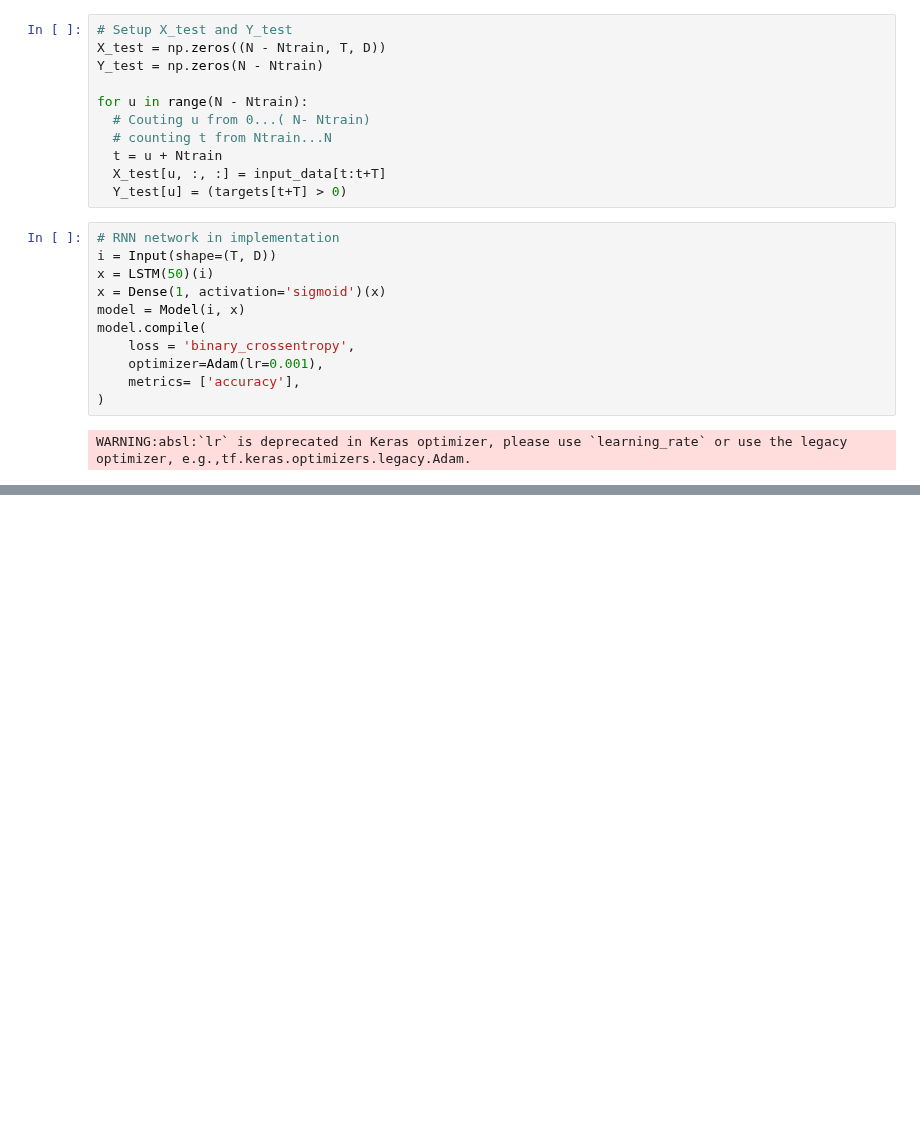
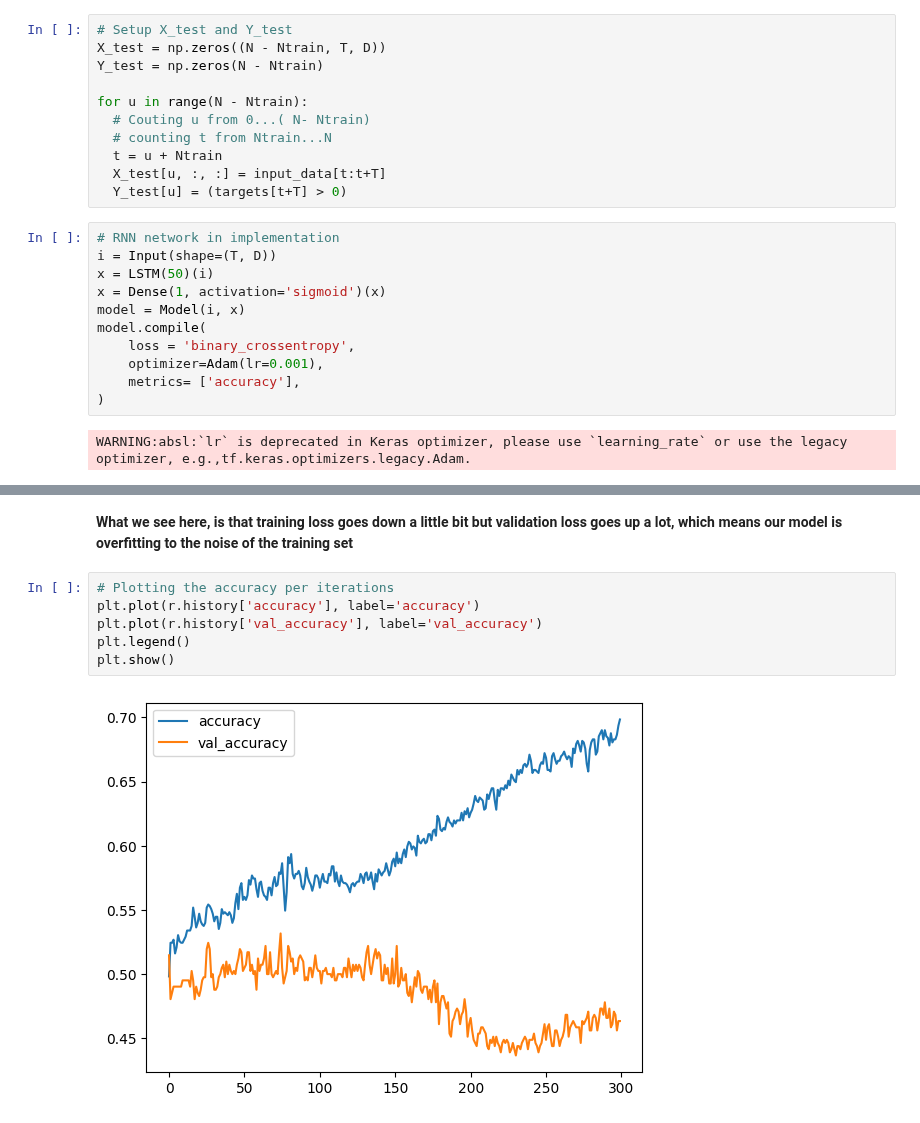
Before and after one commit to rbhardwaj2186/Trade-Stock-Prediction-using-Tensorflow-with-LSTM--RNN--GRU-single-and-multi-step-forecasting, a Jupyter notebook: Tensorflow_trade1.ipynb, the cells around one changed output, grey strips where cells are left out. Cells and saved outputs as stored; diff of their text form; blank space fills up the shorter version.

```diff
--- a/Tensorflow_trade1.ipynb
+++ b/Tensorflow_trade1.ipynb
@@ -428,0 +437,10 @@ Epoch 56/300
+# %% [markdown]
+**What we see here, is that training loss goes down a little bit but validation loss goes up a lot, which means our model is overfitting to the noise of the training set**
+# %%
+# Plotting the accuracy per iterations
+plt.plot(r.history['accuracy'], label='accuracy')
+plt.plot(r.history['val_accuracy'], label='val_accuracy')
+plt.legend()
+plt.show()
+# %% [output]
+[figure, added]
```
Also changed, not shown: parts of 10 cells of this notebook.
